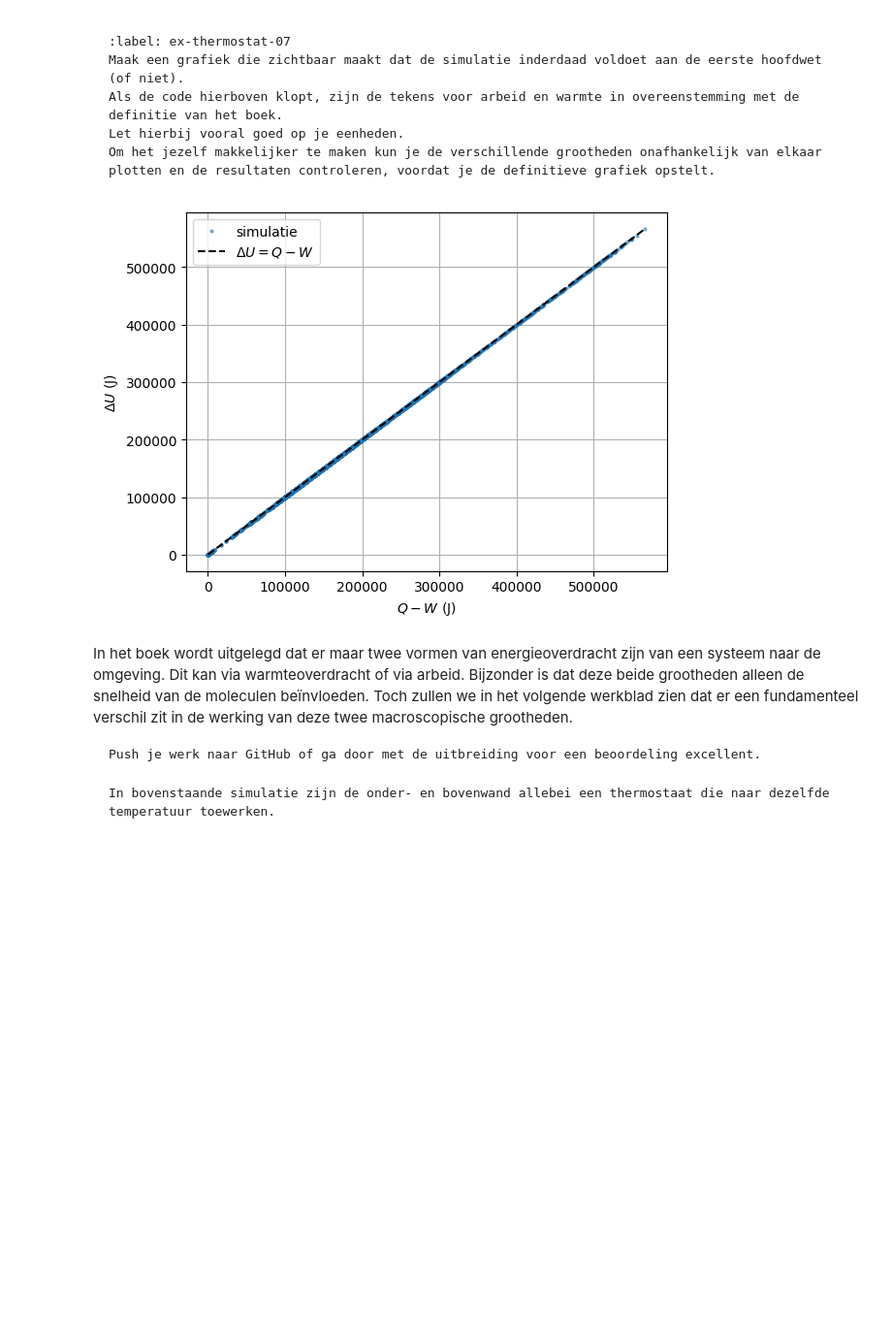
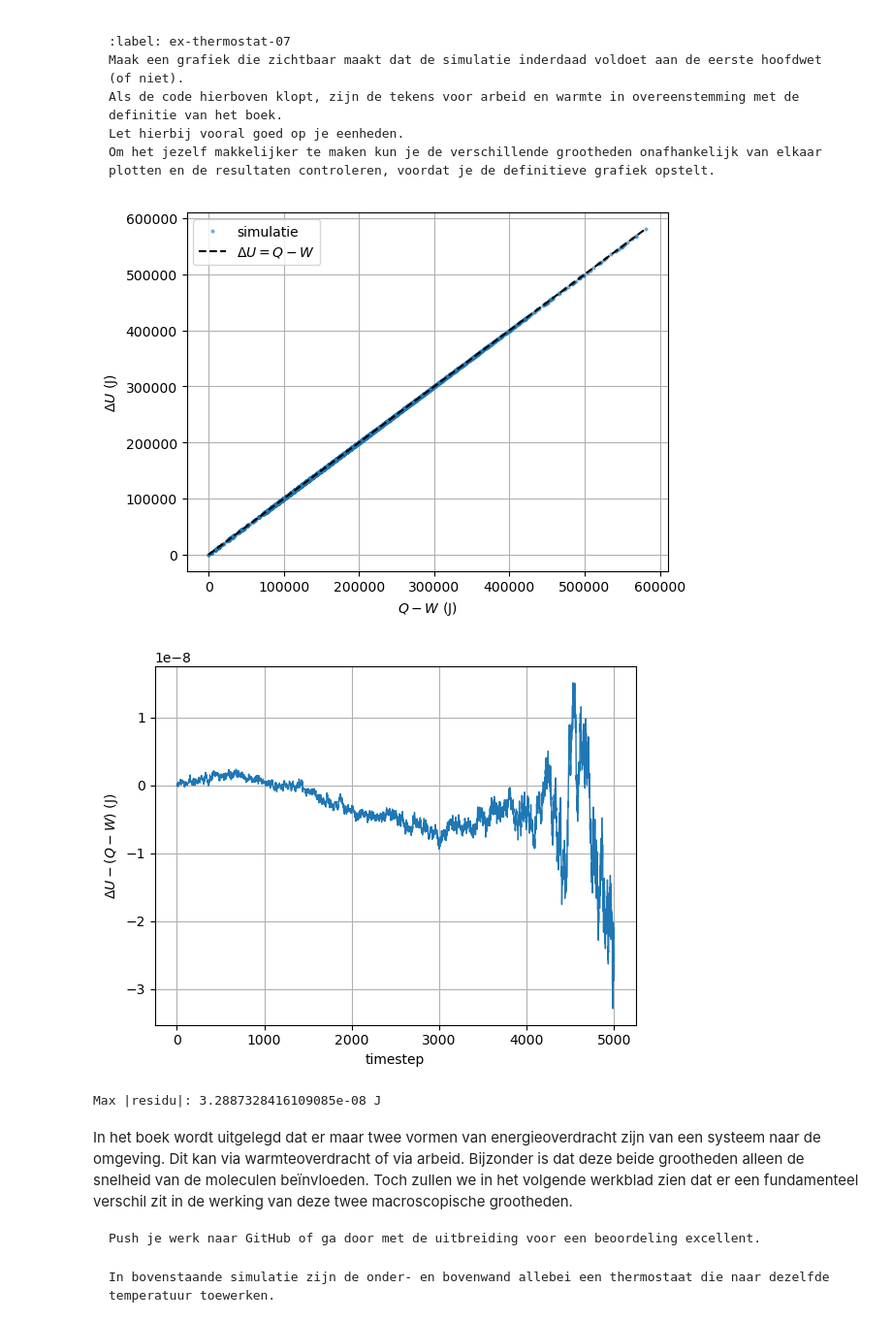
Before and after one commit to pieterbroerse/27, a Jupyter notebook: Content/PySim/8_thermostaat.ipynb, the cells around one changed output. Shown at 97% size. Cells and saved outputs as stored; diff of their text form; code cells hidden in the pictures; blank space fills up the shorter version.

````diff
--- a/Content/PySim/8_thermostaat.ipynb
+++ b/Content/PySim/8_thermostaat.ipynb
@@ -38,10 +38,6 @@ De pakketten van Python en de constanten voor de simulatie:
 Neem de constanten die je in het vorige werkblad hebt gekozen hieronder over.
 ```
 # %%
-import numpy as np
-import matplotlib.pyplot as plt
-from matplotlib.animation import FuncAnimation
-from scipy.optimize import curve_fit
 
 BOX_SIZE_0 = 10            # Hoogte en breedte startvolume in nm
 N = 40                        # Aantal deeltjes in nm
@@ -49,8 +45,13 @@ V_0 = 300e9                   # Startsnelheid van deeltjes in nm/s
 RADIUS = 0.5                # Straal van moleculen in
 DT = 1e-13                 # Tijdstap om geen botsing te missen in s
 V_PISTON_0 = -3.33e10   # nm/s  (negatief = zuigers naar binnen = compressie)
-k_B = 1.38E-23
-# (negatief betekent zowel links als rechts naar binnen gericht)
+
+box_height = BOX_SIZE_0     # hoogte van beheersvolume
+box_length = BOX_SIZE_0     # breedte van beheersvolume
+impulse_outward = 0.0       # totale stoot van deeltjes naar buiten gericht
+pressure = 0.0              # druk in beheersvolume
+v_piston = V_PISTON_0       # huidige snelheid van zuiger
+work = 0.0                  # arbeid uitgevoerd door gas
 # %% [markdown]
 De klasse voor het gasmolecuul met de interacties:
 # %%
@@ -142,8 +143,7 @@ def temperature(particles) -> float:
 
     v2_avg /= len(particles)
     m = particles[0].m
-    temp = (m * v2_avg) / (f * k)
-    return temp
+    return (m * v2_avg) / (f * k)
 
 def handle_collisions(particles):
     """ alle onderlinge botsingen afhandelen voor deeltjes in lijst """
@@ -432,23 +432,43 @@ Let hierbij vooral goed op je eenheden.
 Om het jezelf makkelijker te maken kun je de verschillende grootheden onafhankelijk van elkaar plotten en de resultaten controleren, voordat je de definitieve grafiek opstelt.
 ```
 # %%
-dU = N * k_B * (temperatures - temperatures[0])
+k_B = 1.380649e-23  # J/K
 
-# Q en W naar Joule
+# interne energieverandering
+dU = N * k_B * (temperatures - temperatures[0])   # J
+
+# Q en W naar Joule (kg*(nm/s)^2 -> J)
 Q = heats * 1e-18
 W = works * 1e-18
+
 rhs = Q - W
 
+# dU vs (Q-W)
 plt.figure()
 plt.plot(rhs, dU, "o", markersize=2, alpha=0.5, label="simulatie")
-plt.plot([rhs.min(), rhs.max()], [rhs.min(), rhs.max()], "k--", label=r"$\Delta U = Q - W$")
+mn = min(rhs.min(), dU.min())
+mx = max(rhs.max(), dU.max())
+plt.plot([mn, mx], [mn, mx], "k--", label=r"$\Delta U = Q - W$")
 plt.xlabel(r"$Q - W$ (J)")
 plt.ylabel(r"$\Delta U$ (J)")
 plt.grid(True)
 plt.legend()
 plt.show()
+
+# residu
+res = dU - rhs
+plt.figure()
+plt.plot(res, "-", linewidth=1)
+plt.xlabel("timestep")
+plt.ylabel(r"$\Delta U - (Q - W)$ (J)")
+plt.grid(True)
+plt.show()
+
+print("Max |residu|:", np.max(np.abs(res)), "J")
 # %% [output]
-[figure, old version]
+[figure, new version]
+[figure, added]
+Max |residu|: 3.2887328416109085e-08 J
 # %% [markdown]
 In het boek wordt uitgelegd dat er maar twee vormen van energieoverdracht zijn van een systeem naar de omgeving. Dit kan via warmteoverdracht of via arbeid.
 Bijzonder is dat deze beide grootheden alleen de snelheid van de moleculen beïnvloeden.
````
Also changed, not shown: parts of 5 cells of this notebook.
